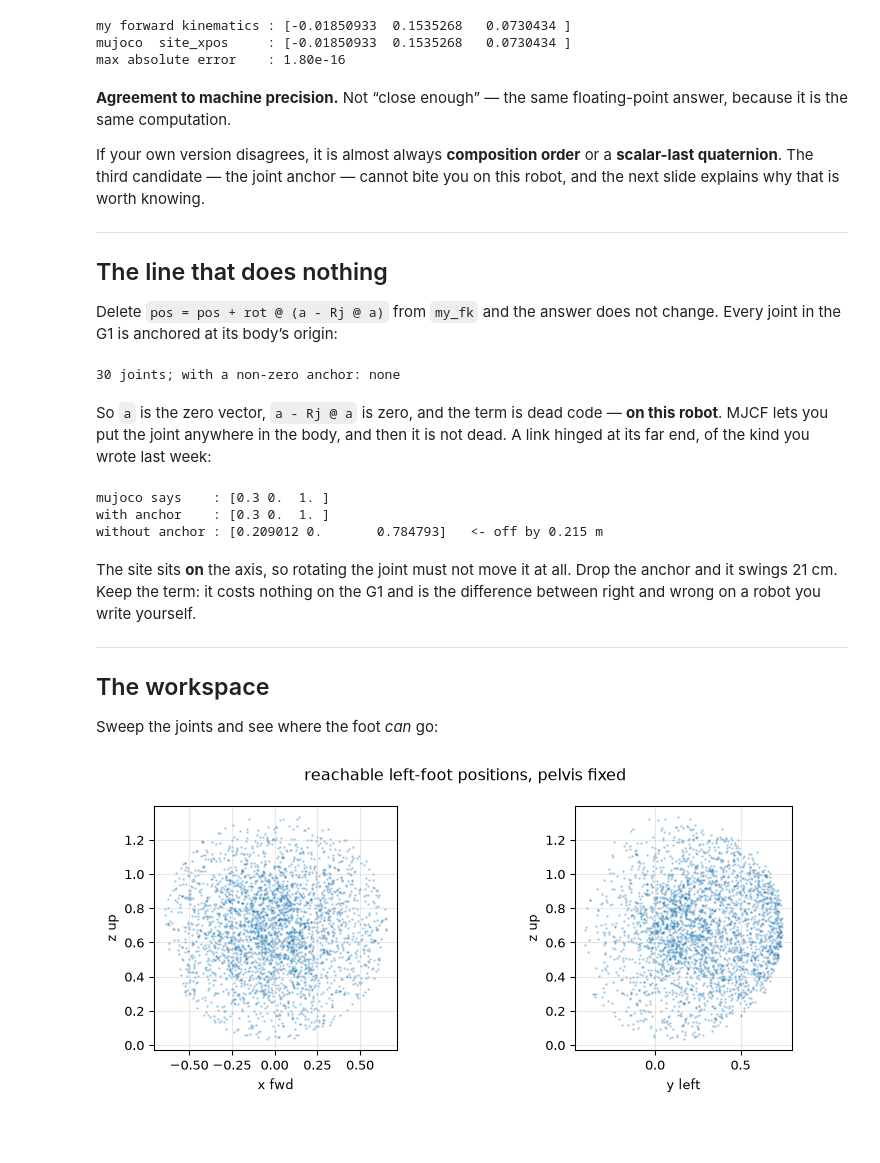
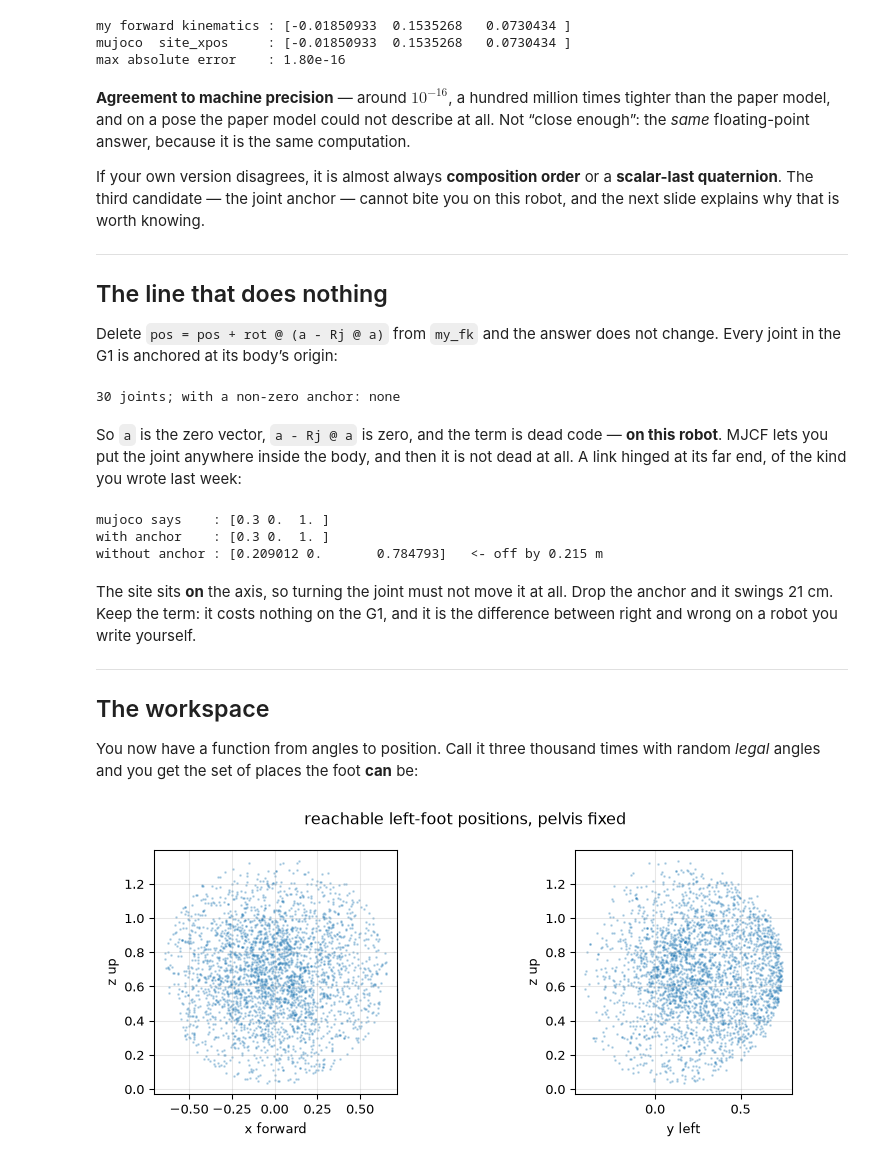
Before and after one commit to gnoejh/soc4180, a Jupyter notebook: weeks/w02-transforms/lab.ipynb, the cells around one changed output. Drawn from its saved outputs; the diff is of its cells as text; code cells hidden in the pictures; blank space fills up the shorter version.

```diff
--- a/weeks/w02-transforms/lab.ipynb
+++ b/weeks/w02-transforms/lab.ipynb
@@ -152,24 +402,22 @@ the origin.
 # %%
-def quat2mat(q):
-    out = np.zeros(9); mujoco.mju_quat2Mat(out, np.asarray(q, float))
-    return out.reshape(3, 3)
-
 def axis_angle(axis, angle):
-    q = np.zeros(4); mujoco.mju_axisAngle2Quat(q, np.asarray(axis, float), float(angle))
+    """Rotation matrix for turning `angle` radians about `axis`."""
+    q = np.zeros(4)
+    mujoco.mju_axisAngle2Quat(q, np.asarray(axis, float), float(angle))
     return quat2mat(q)
 
 def my_fk(model, qpos, side="left"):
-    pos = qpos[:3].copy()             # start at the pelvis
-    rot = quat2mat(qpos[3:7])
+    pos = qpos[:3].copy()                           # start at the pelvis...
+    rot = quat2mat(qpos[3:7])                       # ...facing wherever it faces
     for bid in kin.leg_chain(model, side):
-        pos = pos + rot @ model.body_pos[bid]      # fixed offset
-        rot = rot @ quat2mat(model.body_quat[bid])
+        pos = pos + rot @ model.body_pos[bid]       # step to the next joint
+        rot = rot @ quat2mat(model.body_quat[bid])  # apply any built-in tilt
         jnt = model.body_jntadr[bid]
         if jnt >= 0:
-            a = model.jnt_pos[jnt]                 # the joint anchor
+            a = model.jnt_pos[jnt]                  # where the axis sits in the body
             Rj = axis_angle(model.jnt_axis[jnt], qpos[model.jnt_qposadr[jnt]])
-            pos = pos + rot @ (a - Rj @ a)         # rotate about the anchor
-            rot = rot @ Rj
+            pos = pos + rot @ (a - Rj @ a)          # rotate about the anchor, not the origin
+            rot = rot @ Rj                          # ...and carry the turn onward
     s = kin.foot_site_id(model, side)
-    return pos + rot @ model.site_pos[s]
+    return pos + rot @ model.site_pos[s]            # finally, out to the sole
 # %% [markdown]
@@ -197,7 +447,9 @@ my forward kinematics : [-0.01850933  0.1535268   0.0730434 ]
 mujoco  site_xpos     : [-0.01850933  0.1535268   0.0730434 ]
 max absolute error    : 1.80e-16
 # %% [markdown]
-**Agreement to machine precision.** Not “close enough” — the same
+**Agreement to machine precision** — around $10^{-16}$, a hundred
+million times tighter than the paper model, and on a pose the paper
+model could not describe at all. Not “close enough”: the *same*
 floating-point answer, because it is the same computation.
 
 If your own version disagrees, it is almost always **composition order**
@@ -219,7 +471,7 @@ print(f"{model.njnt} joints; with a non-zero anchor: {nonzero or 'none'}")
 30 joints; with a non-zero anchor: none
 # %% [markdown]
 So `a` is the zero vector, `a - Rj @ a` is zero, and the term is dead
-code — **on this robot**. MJCF lets you put the joint anywhere in the
-body, and then it is not dead. A link hinged at its far end, of the kind
-you wrote last week:
+code — **on this robot**. MJCF lets you put the joint anywhere inside
+the body, and then it is not dead at all. A link hinged at its far end,
+of the kind you wrote last week:
 # %%
@@ -248,40 +502,45 @@ mujoco says    : [0.3 0.  1. ]
 with anchor    : [0.3 0.  1. ]
 without anchor : [0.209012 0.       0.784793]   <- off by 0.215 m
 # %% [markdown]
-The site sits **on** the axis, so rotating the joint must not move it at
+The site sits **on** the axis, so turning the joint must not move it at
 all. Drop the anchor and it swings 21 cm. Keep the term: it costs
-nothing on the G1 and is the difference between right and wrong on a
+nothing on the G1, and it is the difference between right and wrong on a
 robot you write yourself.
 
 ------------------------------------------------------------------------
 
 ## The workspace
 
-Sweep the joints and see where the foot *can* go:
+You now have a function from angles to position. Call it three thousand
+times with random *legal* angles and you get the set of places the foot
+**can** be:
 # %%
 import matplotlib.pyplot as plt
 
 soc4180.set_seed(4180)
-lo = model.jnt_range[[mujoco.mj_name2id(model, mujoco.mjtObj.mjOBJ_JOINT, f"left_{j}")
-                      for j in kin.LEG_JOINTS], 0]
-hi = model.jnt_range[[mujoco.mj_name2id(model, mujoco.mjtObj.mjOBJ_JOINT, f"left_{j}")
-                      for j in kin.LEG_JOINTS], 1]
+jids = [mujoco.mj_name2id(model, mujoco.mjtObj.mjOBJ_JOINT, f"left_{j}") for j in kin.LEG_JOINTS]
+lo, hi = model.jnt_range[jids, 0], model.jnt_range[jids, 1]
 
 q = data.qpos.copy()
-q[:3] = [0, 0, 0.793]; q[3:7] = [1, 0, 0, 0]
+q[:3] = [0, 0, 0.793]                 # park the pelvis, so we see the leg alone
+q[3:7] = [1, 0, 0, 0]
 pts = []
 for _ in range(3000):
     q[idx] = np.random.uniform(lo, hi)
     pts.append(my_fk(model, q, "left"))
 pts = np.array(pts)
 
 fig, ax = plt.subplots(1, 2, figsize=(9, 3.6))
-ax[0].scatter(pts[:, 0], pts[:, 2], s=1, alpha=0.25); ax[0].set_xlabel("x fwd"); ax[0].set_ylabel("z up")
-ax[1].scatter(pts[:, 1], pts[:, 2], s=1, alpha=0.25); ax[1].set_xlabel("y left"); ax[1].set_ylabel("z up")
-for a in ax: a.set_aspect("equal"); a.grid(alpha=0.3)
-fig.suptitle("reachable left-foot positions, pelvis fixed"); fig.tight_layout(); plt.show()
+ax[0].scatter(pts[:, 0], pts[:, 2], s=1, alpha=0.25)
+ax[0].set_xlabel("x forward"); ax[0].set_ylabel("z up")
+ax[1].scatter(pts[:, 1], pts[:, 2], s=1, alpha=0.25)
+ax[1].set_xlabel("y left"); ax[1].set_ylabel("z up")
+for a_ in ax:
+    a_.set_aspect("equal"); a_.grid(alpha=0.3)
+fig.suptitle("reachable left-foot positions, pelvis fixed")
+fig.tight_layout(); plt.show()
 # %% [output]
-[figure, old version]
+[figure, new version]
 # %% [markdown]
 ------------------------------------------------------------------------
 
```
Also changed, not shown: parts of 28 cells of this notebook, 3 other files.
